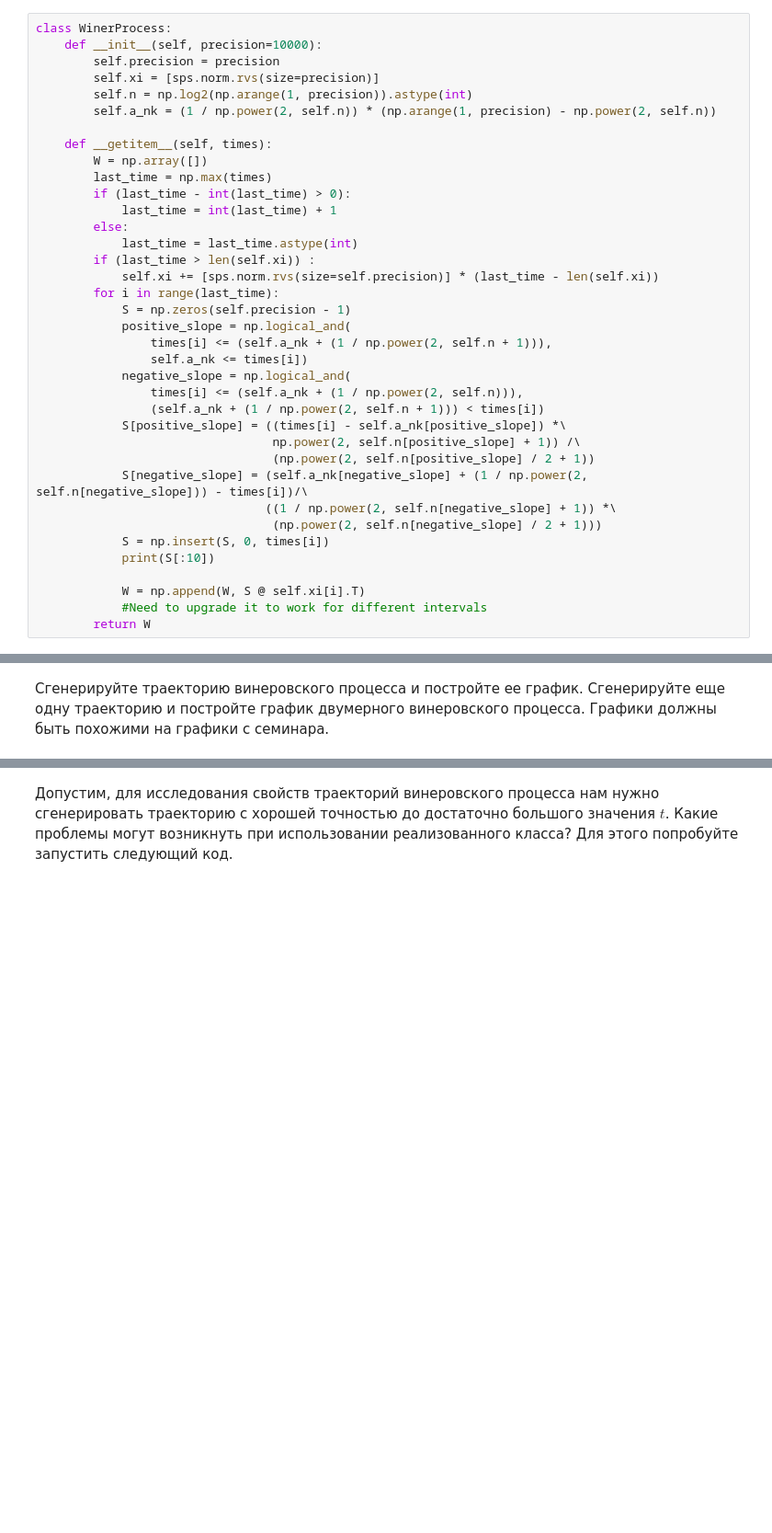
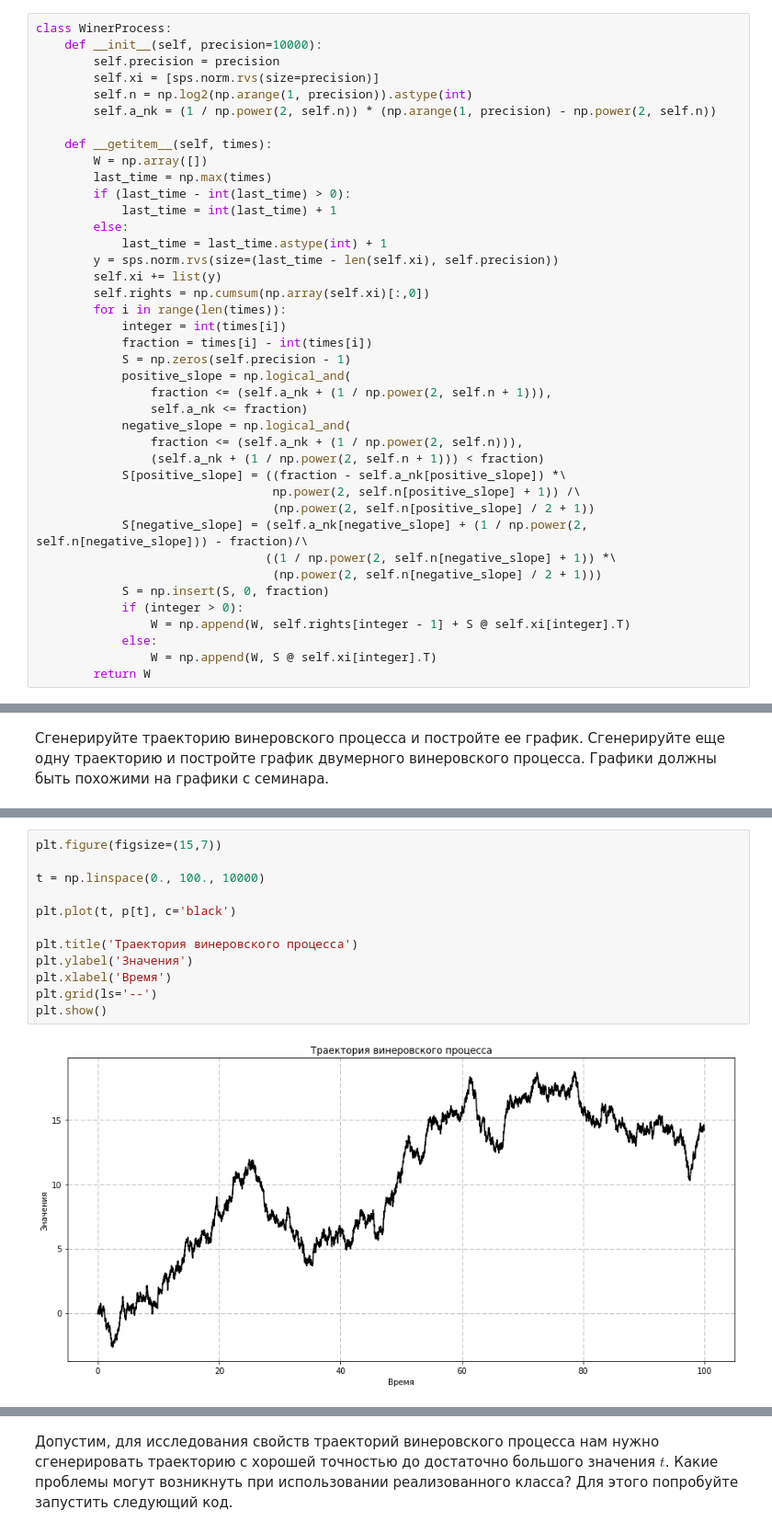
Before and after one commit to svinkapeppa/stochastic, a Jupyter notebook: lab_6/6.23.ipynb, the cells around one changed output, grey strips where cells are left out. Shown: that part at 92% size. Drawn from its saved outputs; the diff is of its cells as text; blank space fills up the shorter version.

```diff
--- a/lab_6/6.23.ipynb
+++ b/lab_6/6.23.ipynb
@@ -44,26 +46,29 @@ class WinerProcess:
         if (last_time - int(last_time) > 0):
             last_time = int(last_time) + 1
         else:
-            last_time = last_time.astype(int)
-        if (last_time > len(self.xi)) :
-            self.xi += [sps.norm.rvs(size=self.precision)] * (last_time - len(self.xi))
-        for i in range(last_time):
+            last_time = last_time.astype(int) + 1
+        y = sps.norm.rvs(size=(last_time - len(self.xi), self.precision))
+        self.xi += list(y)
+        self.rights = np.cumsum(np.array(self.xi)[:,0])
+        for i in range(len(times)):
+            integer = int(times[i])
+            fraction = times[i] - int(times[i])
             S = np.zeros(self.precision - 1)
             positive_slope = np.logical_and(
-                times[i] <= (self.a_nk + (1 / np.power(2, self.n + 1))),
-                self.a_nk <= times[i])
+                fraction <= (self.a_nk + (1 / np.power(2, self.n + 1))),
+                self.a_nk <= fraction)
             negative_slope = np.logical_and(
-                times[i] <= (self.a_nk + (1 / np.power(2, self.n))),
-                (self.a_nk + (1 / np.power(2, self.n + 1))) < times[i])
-            S[positive_slope] = ((times[i] - self.a_nk[positive_slope]) *\
+                fraction <= (self.a_nk + (1 / np.power(2, self.n))),
+                (self.a_nk + (1 / np.power(2, self.n + 1))) < fraction)
+            S[positive_slope] = ((fraction - self.a_nk[positive_slope]) *\
                                  np.power(2, self.n[positive_slope] + 1)) /\
                                  (np.power(2, self.n[positive_slope] / 2 + 1))
-            S[negative_slope] = (self.a_nk[negative_slope] + (1 / np.power(2, self.n[negative_slope])) - times[i])/\
+            S[negative_slope] = (self.a_nk[negative_slope] + (1 / np.power(2, self.n[negative_slope])) - fraction)/\
                                 ((1 / np.power(2, self.n[negative_slope] + 1)) *\
                                  (np.power(2, self.n[negative_slope] / 2 + 1)))
-            S = np.insert(S, 0, times[i])
-            print(S[:10])
-
-            W = np.append(W, S @ self.xi[i].T)
-            #Need to upgrade it to work for different intervals
+            S = np.insert(S, 0, fraction)
+            if (integer > 0):
+                W = np.append(W, self.rights[integer - 1] + S @ self.xi[integer].T)
+            else:
+                W = np.append(W, S @ self.xi[integer].T)
         return W
@@ -101,0 +94,14 @@ array([ 0.12440321])
+# %%
+plt.figure(figsize=(15,7))
+
+t = np.linspace(0., 100., 10000)
+
+plt.plot(t, p[t], c='black')
+
+plt.title('Траектория винеровского процесса')
+plt.ylabel('Значения')
+plt.xlabel('Время')
+plt.grid(ls='--')
+plt.show()
+# %% [output]
+[figure, added]
```
Also changed, not shown: parts of 7 cells of this notebook.
